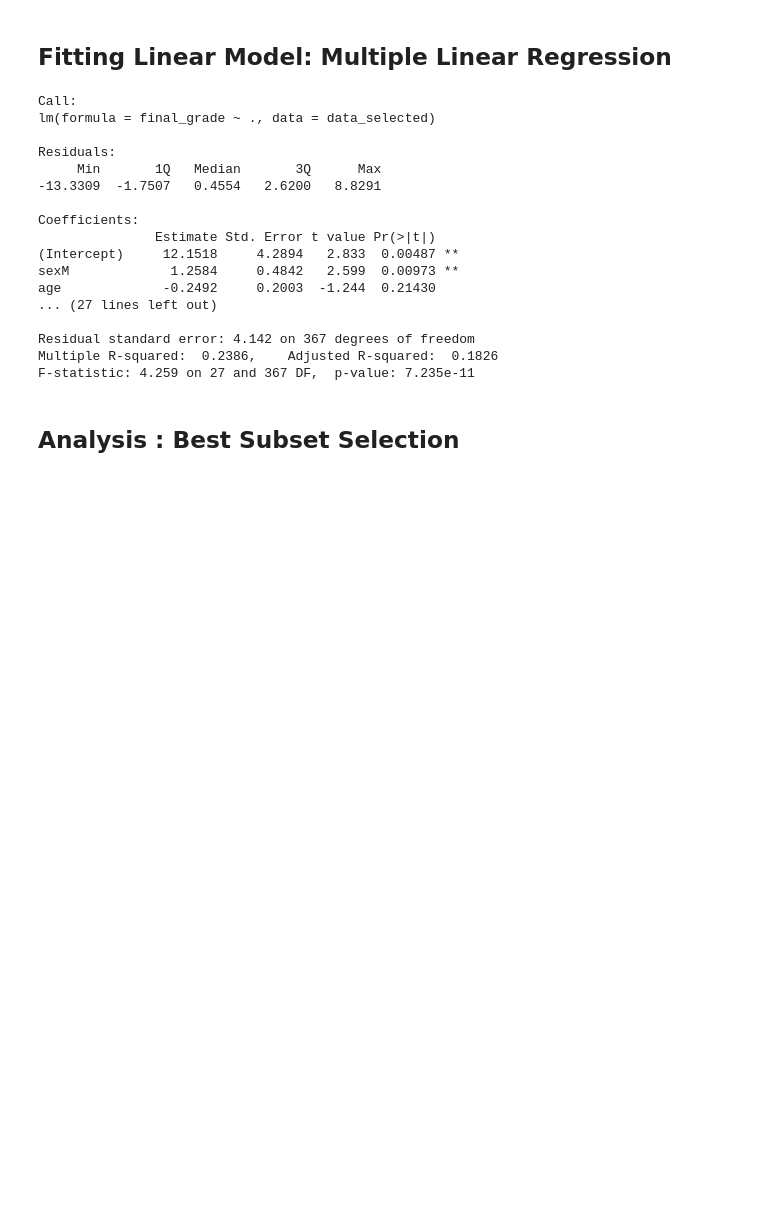
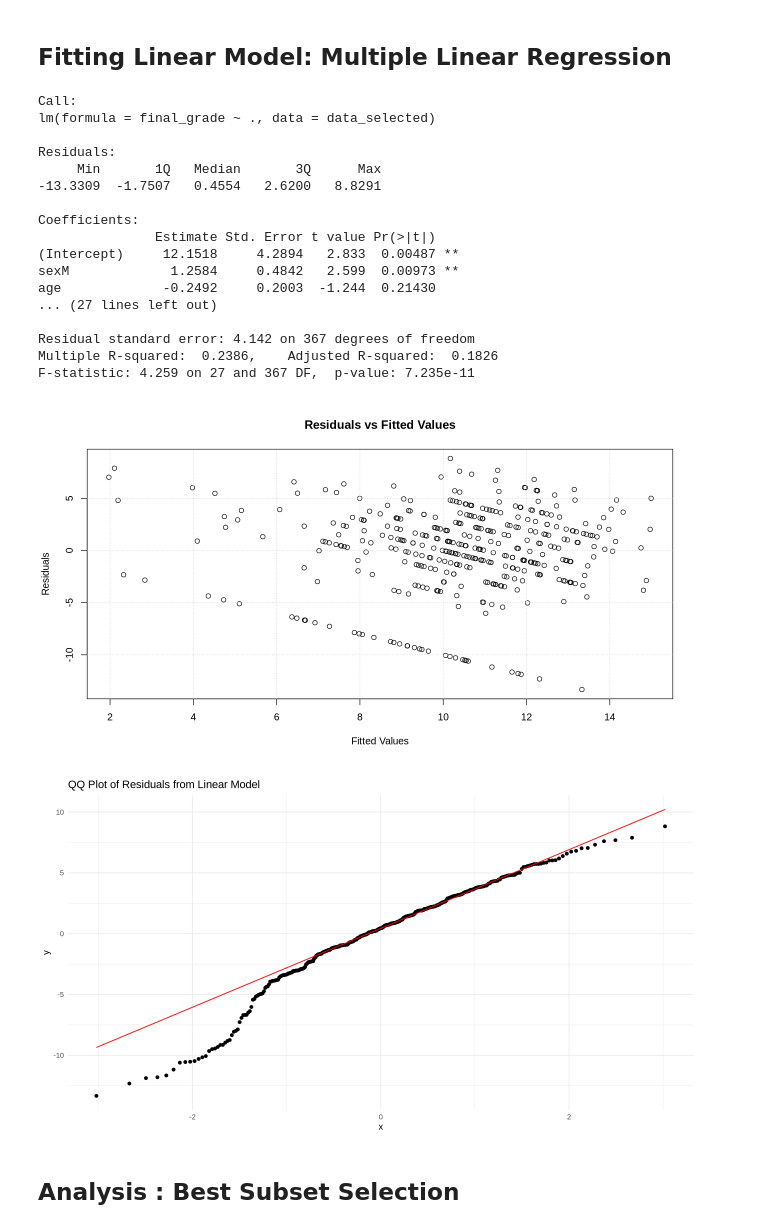
Before and after one commit to svnxxa/STAT-306-Group-Project, a Jupyter notebook: STAT 306 Final Report.ipynb, the cells around one changed output. Cells and saved outputs as stored; diff of their text form; code cells hidden in the pictures; blank space fills up the shorter version.

Commit message:
residuals & qqplot for linear model added

```diff
--- a/STAT 306 Final Report.ipynb
+++ b/STAT 306 Final Report.ipynb
@@ -184,6 +178,23 @@ age             -0.2492     0.2003  -1.244  0.21430
 Residual standard error: 4.142 on 367 degrees of freedom
 Multiple R-squared:  0.2386,    Adjusted R-squared:  0.1826
 F-statistic: 4.259 on 27 and 367 DF,  p-value: 7.235e-11
+# %%
+plot(linear_model$fitted.values, linear_model$residuals,
+     xlab = "Fitted Values",
+     ylab = "Residuals",
+     main = "Residuals vs Fitted Values")
+grid()
+
+library(ggplot2)
+residuals_df <- data.frame(Residuals = residuals(linear_model))
+ggplot(residuals_df, aes(sample=Residuals)) +
+  stat_qq() +
+  stat_qq_line(color = "red") +
+  ggtitle("QQ Plot of Residuals from Linear Model") +
+  theme_minimal()
+# %% [output]
+[figure, added]
+[figure, added]
 # %% [markdown]
 ## Analysis : Best Subset Selection
 # %%
```
Also changed, not shown: parts of 1 cell of this notebook.
